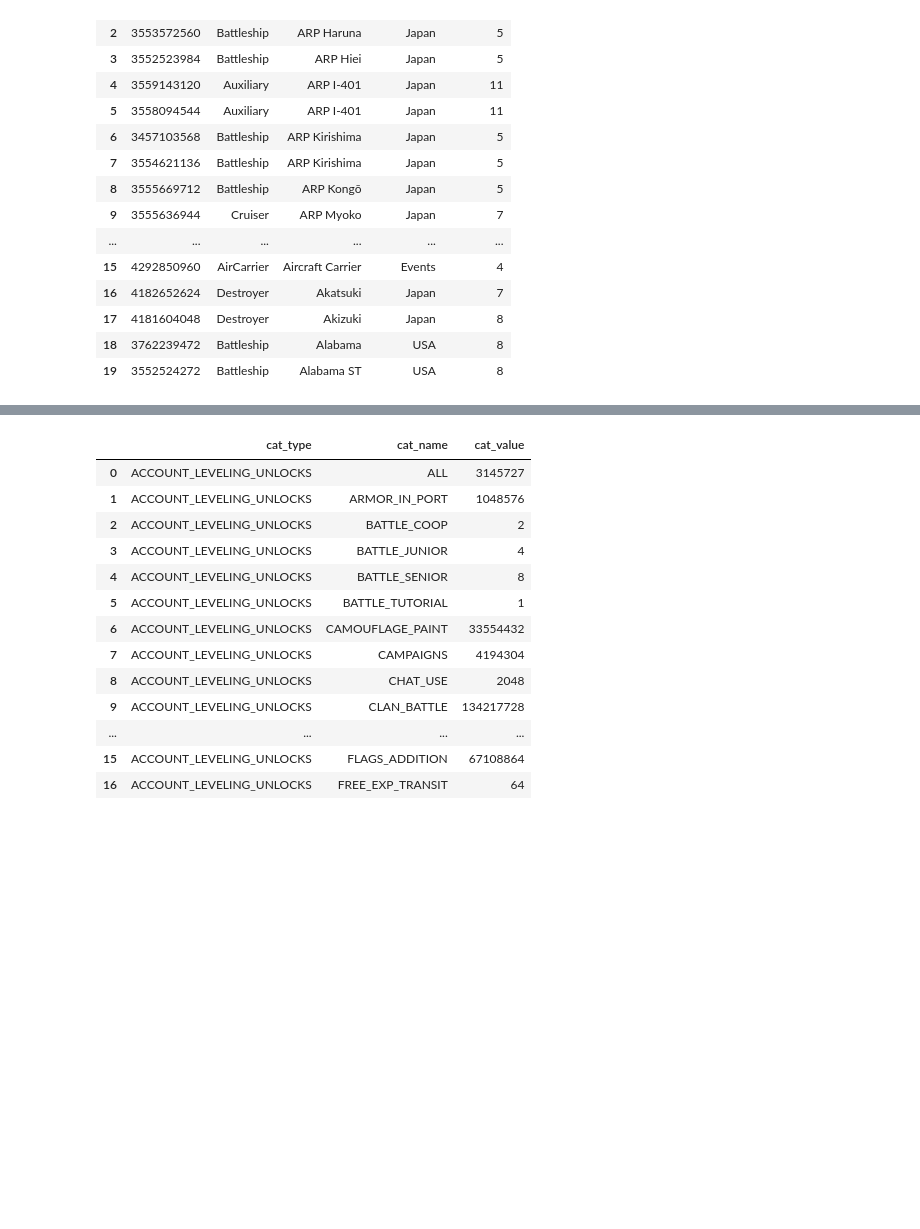
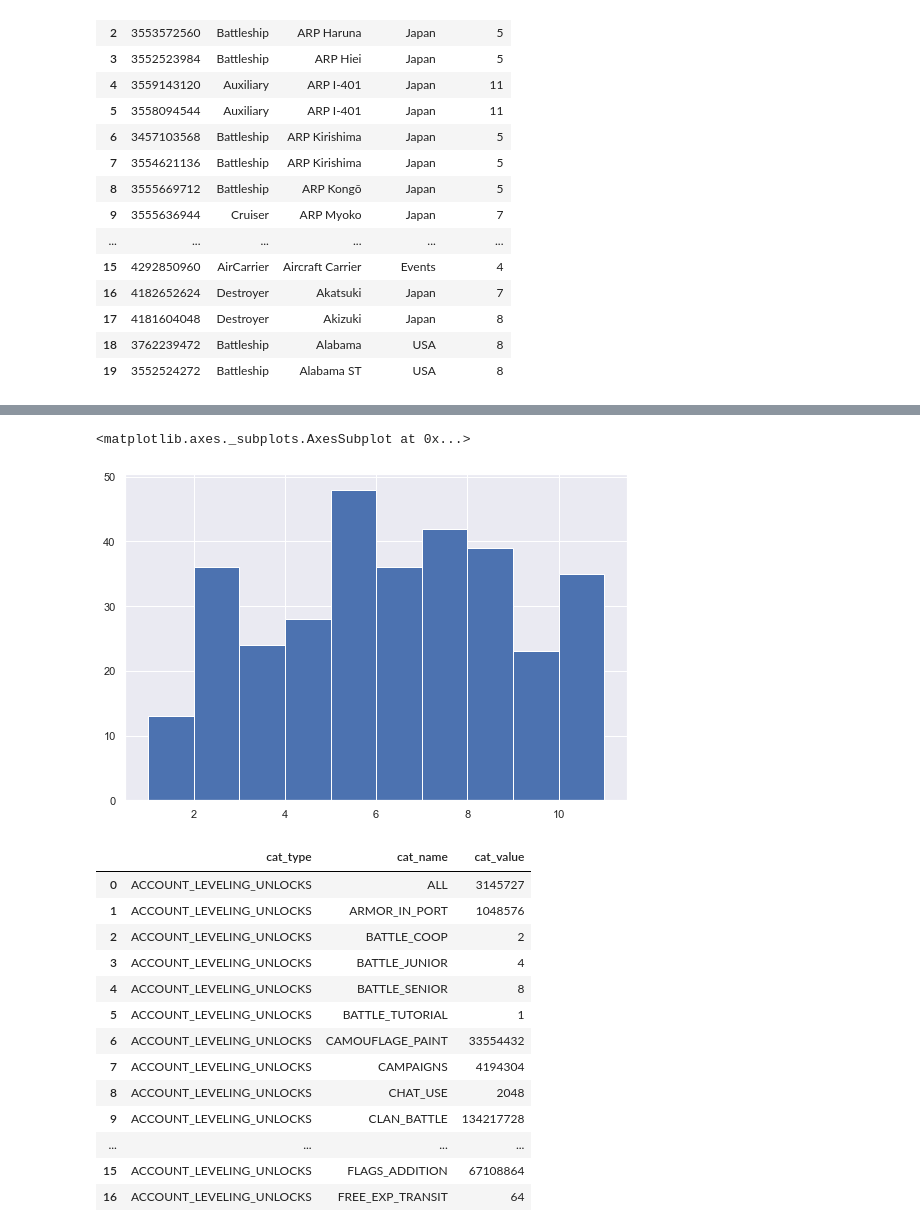
Before and after one commit to VladBorisof/task_wow, a Jupyter notebook: task_wow.ipynb, the cells around one changed output, grey strips where cells are left out. Cells and saved outputs as stored; diff of their text form; code cells hidden in the pictures; blank space fills up the shorter version.

```diff
--- a/task_wow.ipynb
+++ b/task_wow.ipynb
@@ -70,3 +103,8 @@ df_glossary_ships.head(20)
+# %%
+df_glossary_ships.item_level.hist()
+# %% [output]
+<matplotlib.axes._subplots.AxesSubplot at 0x...>
+[figure, added]
 # %%
 df_catalog_items.head(20)
 # %% [output]
```
Also changed, not shown: parts of 12 cells of this notebook.
